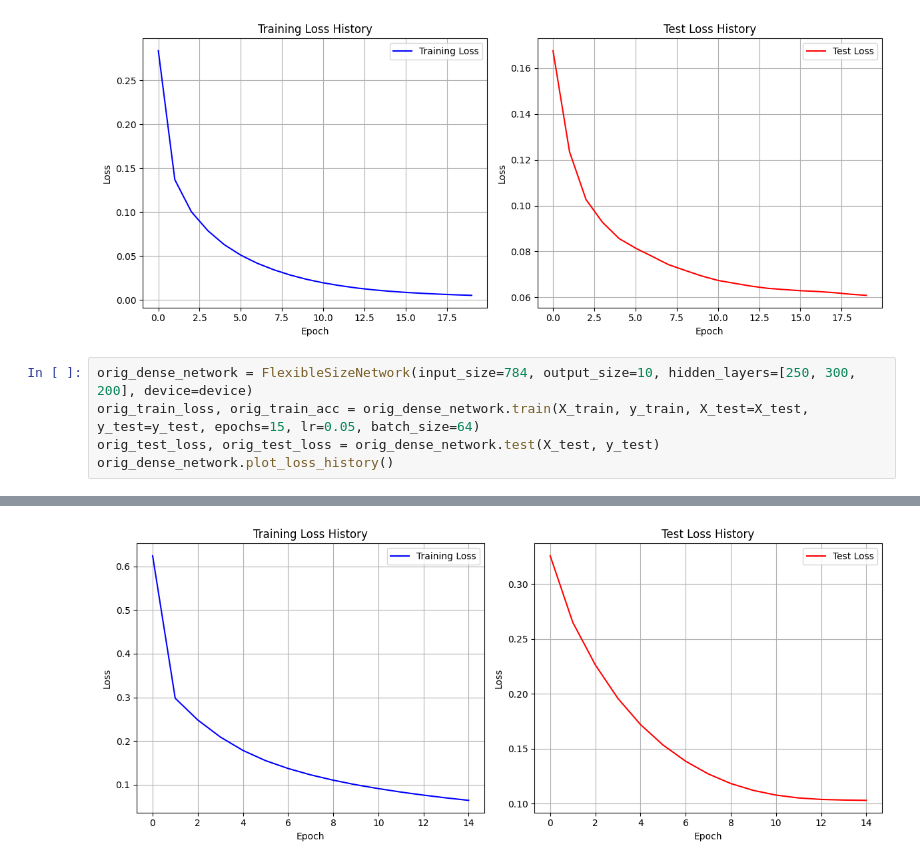
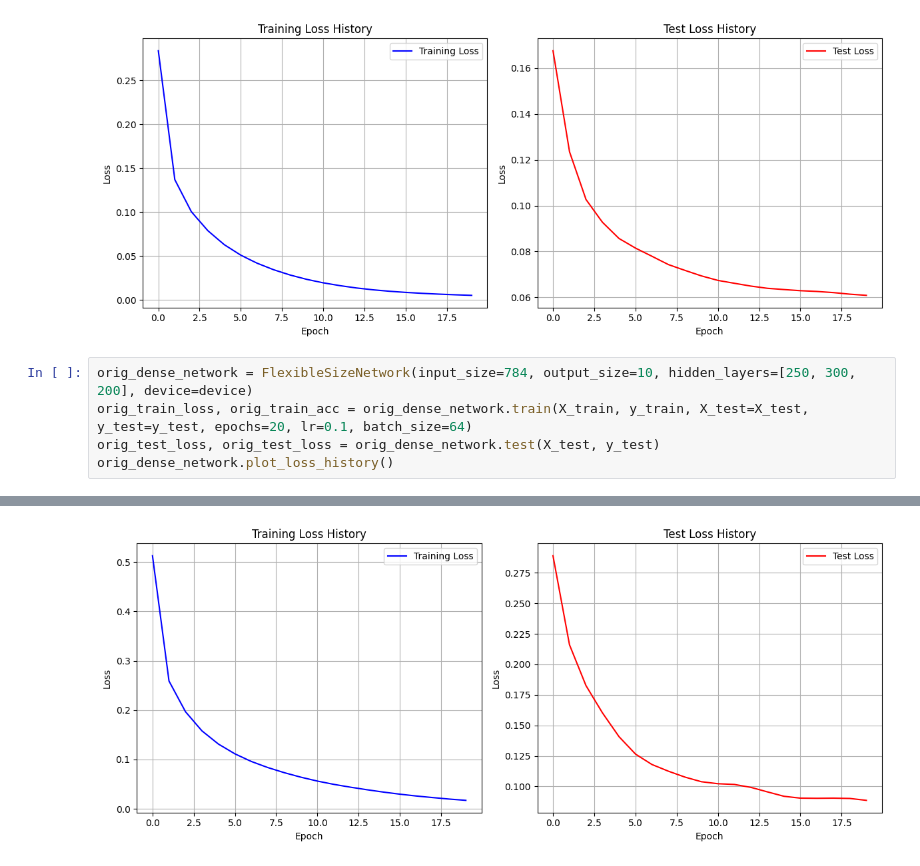
Before and after one commit to yashc73080/CS462-Deep-Learning, a Jupyter notebook: HW1/architecture_and_hyperparam_search.ipynb, the cells around one changed output, grey strips where cells are left out. Saved outputs shown, nothing was run; the diff lists cells and outputs as text.

```diff
--- a/HW1/architecture_and_hyperparam_search.ipynb
+++ b/HW1/architecture_and_hyperparam_search.ipynb
@@ -748,7 +719,7 @@ Test Loss: 0.0608, Test Accuracy: 0.9818
 [figure]
 # %%
 orig_dense_network = FlexibleSizeNetwork(input_size=784, output_size=10, hidden_layers=[250, 300, 200], device=device)
-orig_train_loss, orig_train_acc = orig_dense_network.train(X_train, y_train, X_test=X_test, y_test=y_test, epochs=15, lr=0.05, batch_size=64)
+orig_train_loss, orig_train_acc = orig_dense_network.train(X_train, y_train, X_test=X_test, y_test=y_test, epochs=20, lr=0.1, batch_size=64)
 orig_test_loss, orig_test_loss = orig_dense_network.test(X_test, y_test)
 orig_dense_network.plot_loss_history()
 # %% [output]
@@ -772 +743 @@ Test Loss: 0.1031, Test Accuracy: 0.9698
-[figure, old version]
+[figure, new version]
```
Also changed, not shown: parts of 2 cells of this notebook.
